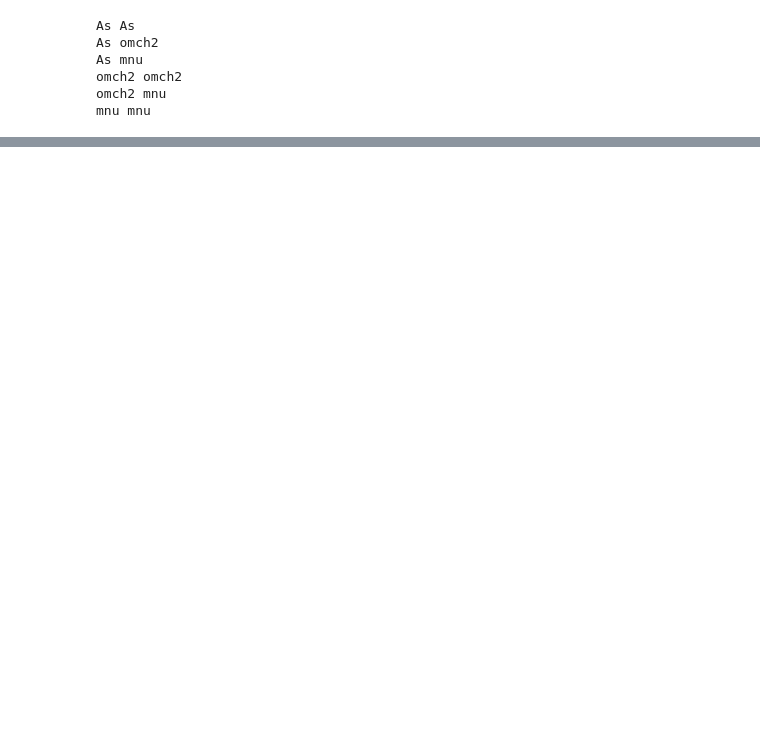
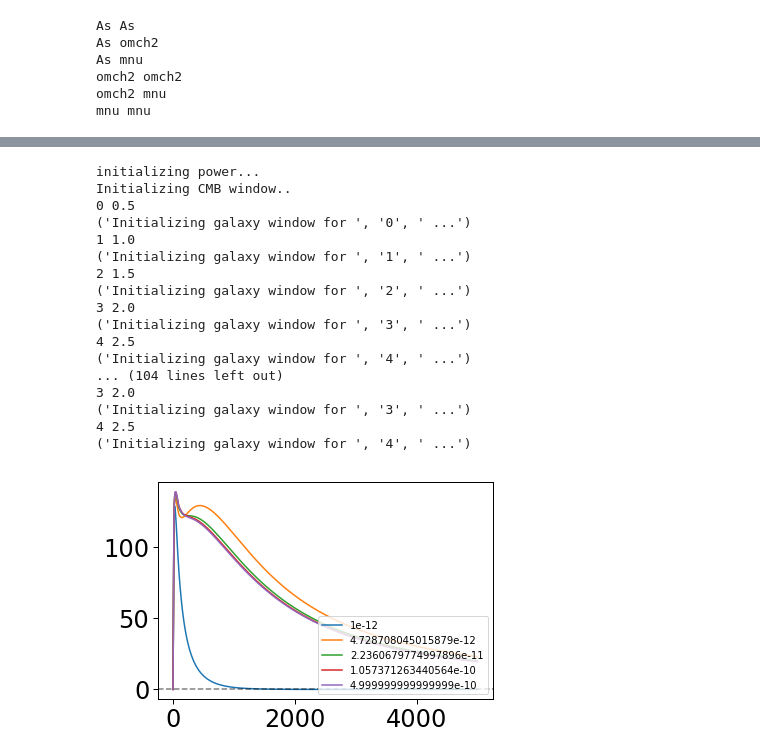
Before and after one commit to msyriac/orphics, a Jupyter notebook: tutorials/Fisher.ipynb, the cells around one changed output, grey strips where cells are left out. Drawn from its saved outputs; the diff is of its cells as text; code cells hidden in the pictures; blank space fills up the shorter version.

```diff
--- a/tutorials/Fisher.ipynb
+++ b/tutorials/Fisher.ipynb
@@ -162,0 +212,38 @@ print(F.sigmas())
+# %%
+def dparam(fids,vparam,step,ells):
+    pparams = fids.copy()
+    pparams[vparam] += step/2.
+    ps_up = get_cls(pparams,ells)
+
+    pparams = params.copy()
+    pparams[vparam] -= step/2.
+    ps_dn = get_cls(pparams,ells)
+
+    return (ps_up-ps_dn)/step
+
+pl = io.Plotter()
+for step in np.logspace(np.log10(0.001e-9),np.log10(0.5e-9),5):
+    dcl = dparam(params.copy(),"As",step,ells)
+    pl.add(ells,ells*dcl[0,0],label=str(step))
+pl.legend(loc='lower right')
+pl.hline()
+pl.done()
+# %% [output]
+initializing power...
+Initializing CMB window..
+0 0.5
+('Initializing galaxy window for ', '0', ' ...')
+1 1.0
+('Initializing galaxy window for ', '1', ' ...')
+2 1.5
+('Initializing galaxy window for ', '2', ' ...')
+3 2.0
+('Initializing galaxy window for ', '3', ' ...')
+4 2.5
+('Initializing galaxy window for ', '4', ' ...')
+... (104 lines left out)
+3 2.0
+('Initializing galaxy window for ', '3', ' ...')
+4 2.5
+('Initializing galaxy window for ', '4', ' ...')
+[figure, added]
```
Also changed, not shown: parts of 12 cells of this notebook.
